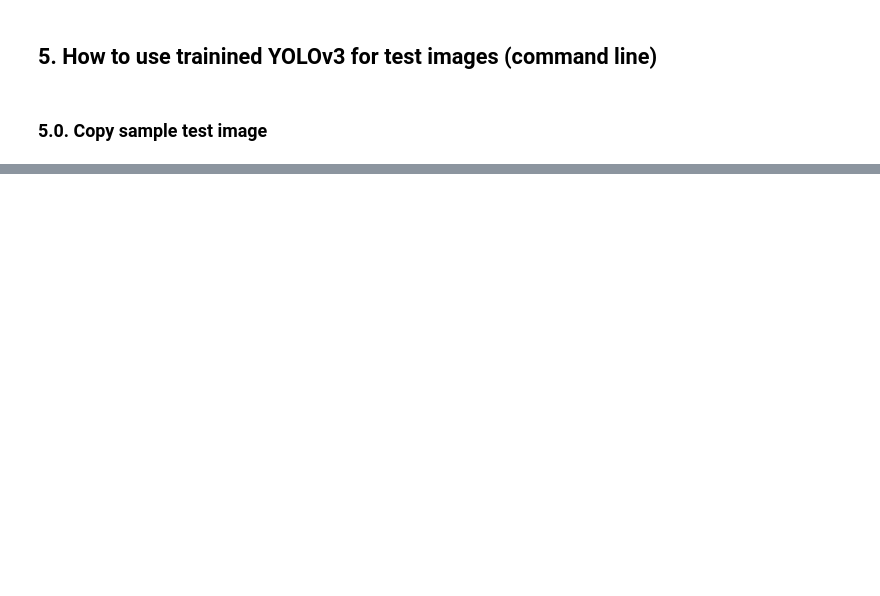
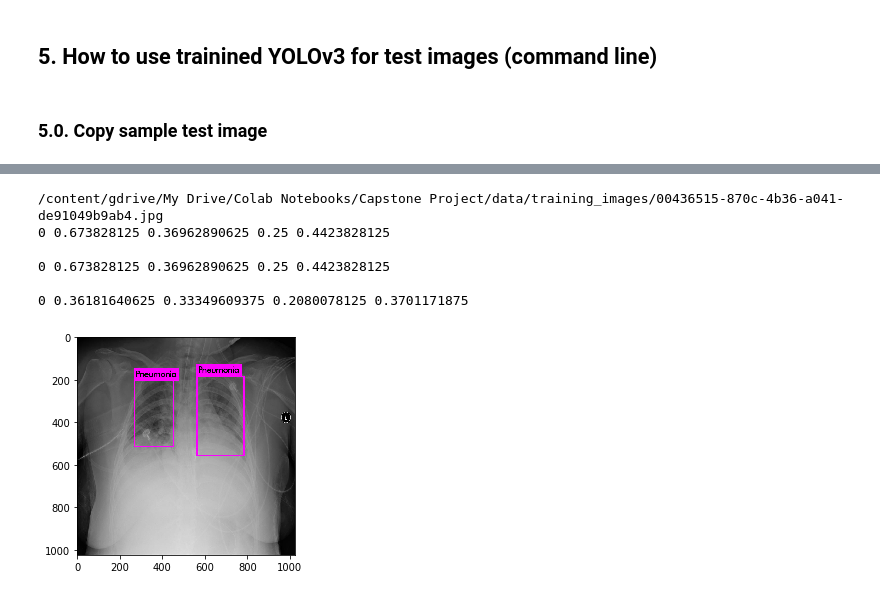
Before and after one commit to lauvshree/DataScienceProjects, a Jupyter notebook: YOLOv3_RSNA_Starting_Notebook.ipynb, the cells around one changed output, grey strips where cells are left out. Cells and saved outputs as stored; diff of their text form; code cells hidden in the pictures; blank space fills up the shorter version.

```diff
--- a/YOLOv3_RSNA_Starting_Notebook.ipynb
+++ b/YOLOv3_RSNA_Starting_Notebook.ipynb
@@ -249,23 +291,0 @@ meta = load_meta(data_extention_file_path.encode())
-# %%
-submit_dict = {"patientId": [], "PredictionString": []}
-
-with open(test_img_list_path, "r") as test_img_list_f:
-    # tqdm run up to 1000(The # of test set)
-    for line in tqdm(test_img_list_f):
-        patient_id = line.strip().split('/')[-1].strip().split('.')[0]
-
-        infer_result = detect(net, meta, line.strip().encode(), thresh=threshold)
-
-        submit_line = ""
-        for e in infer_result:
-            confi = e[1]
-            w = e[2][2]
-            h = e[2][3]
-            x = e[2][0]-w/2
-            y = e[2][1]-h/2
-            submit_line += "{} {} {} {} {} ".format(confi, x, y, w, h)
-
-        submit_dict["patientId"].append(patient_id)
-        submit_dict["PredictionString"].append(submit_line)
-
-pd.DataFrame(submit_dict).to_csv(submit_file_path, index=False)
@@ -271,0 +318,25 @@ pd.DataFrame(submit_dict).to_csv(submit_file_path, index=False)
+# %%
+ex_img_path = "/content/gdrive/My Drive/Colab Notebooks/Capstone Project/data/training_images/"+ex_patient_id+".jpg"
+ex_label_path = "/content/gdrive/My Drive/Colab Notebooks/Capstone Project/data/training_labels/"+ex_patient_id+".txt"
+
+img_size = 1014
+print(ex_img_path)
+plt.imshow(cv2.imread("predictions.jpg"))
+with open(ex_label_path, "r") as f:
+    for line in f:
+        print(line)
+        class_id, rcx, rcy, rw, rh = list(map(float, line.strip().split()))
+        x = (rcx-rw/2)*img_size
+        y = (rcy-rh/2)*img_size
+        w = rw*img_size
+        h = rh*img_size
+        #Uncomment this line to see the overlap of actual and predicted outcome
+        # plt.plot([x, x, x+w, x+w, x], [y, y+h, y+h, y, y])
+# %% [output]
+/content/gdrive/My Drive/Colab Notebooks/Capstone Project/data/training_images/00436515-870c-4b36-a041-de91049b9ab4.jpg
+0 0.673828125 0.36962890625 0.25 0.4423828125
+
+0 0.673828125 0.36962890625 0.25 0.4423828125
+
+0 0.36181640625 0.33349609375 0.2080078125 0.3701171875
+[figure, added]
```
Also changed, not shown: parts of 28 cells of this notebook, 1 other file.
